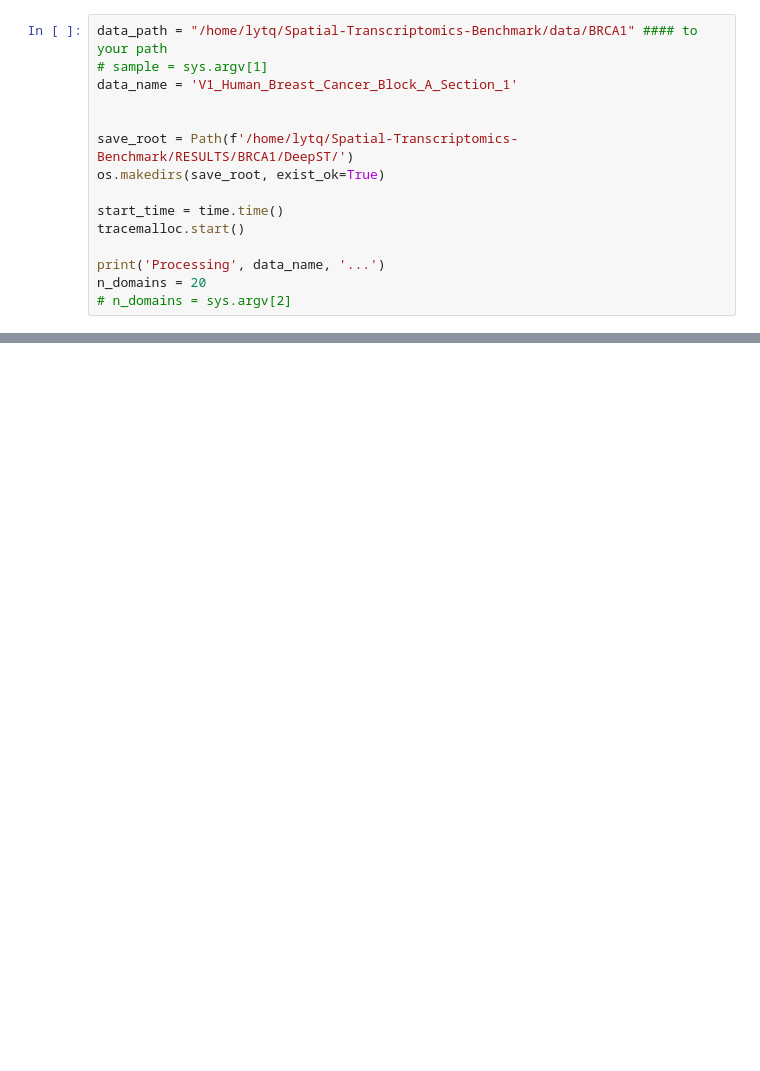
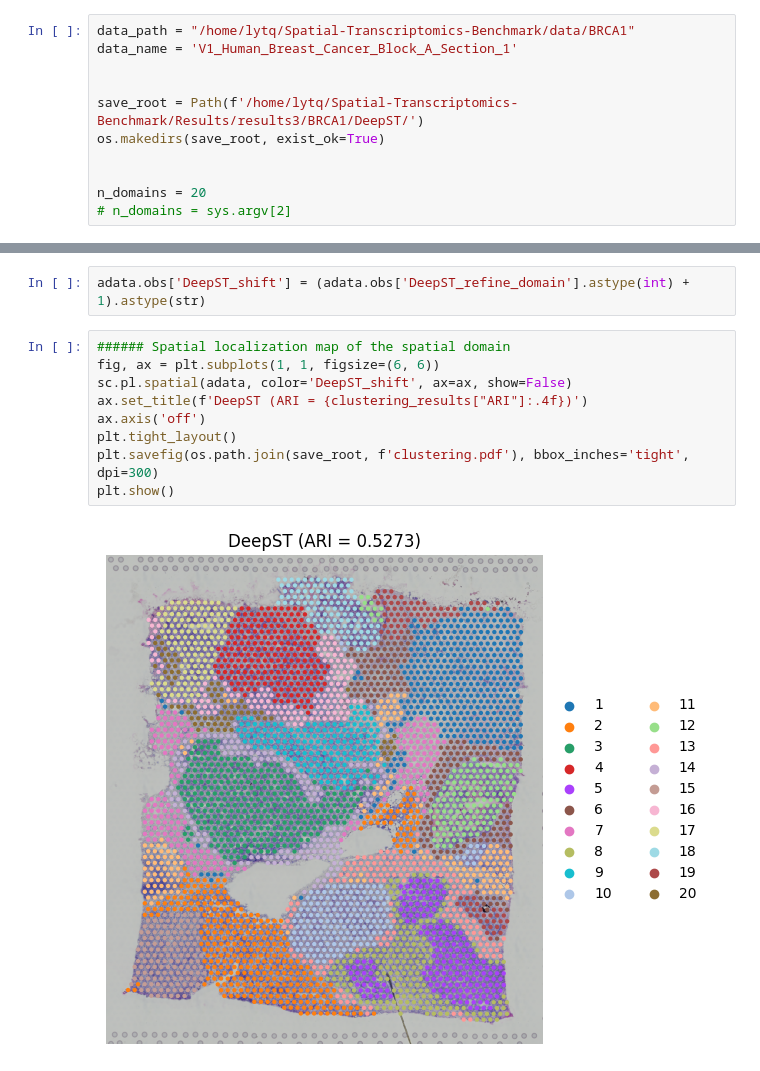
Before and after one commit to toan-ly/Spatial-Transcriptomics-Benchmark, a Jupyter notebook: DeepST/run_BRCA1.ipynb, the cells around one changed output, grey strips where cells are left out. Saved outputs shown, nothing was run; the diff lists cells and outputs as text; blank space fills up the shorter version.

Commit message:
update DeepST

```diff
--- a/DeepST/run_BRCA1.ipynb
+++ b/DeepST/run_BRCA1.ipynb
@@ -47,15 +19,11 @@ def evaluate_clustering(adata: sc.AnnData, df_meta, time_taken: float, memory_us
 # %%
-data_path = "/home/lytq/Spatial-Transcriptomics-Benchmark/data/BRCA1" #### to your path
-# sample = sys.argv[1]
+data_path = "/home/lytq/Spatial-Transcriptomics-Benchmark/data/BRCA1"
 data_name = 'V1_Human_Breast_Cancer_Block_A_Section_1'
 
 
-save_root = Path(f'/home/lytq/Spatial-Transcriptomics-Benchmark/RESULTS/BRCA1/DeepST/')
+save_root = Path(f'/home/lytq/Spatial-Transcriptomics-Benchmark/Results/results3/BRCA1/DeepST/')
 os.makedirs(save_root, exist_ok=True)
 
-start_time = time.time()
-tracemalloc.start()
 
-print('Processing', data_name, '...')
 n_domains = 20
 # n_domains = sys.argv[2]
@@ -80,0 +121,13 @@ AnnData object with n_obs × n_vars = 3798 × 36601
+# %%
+adata.obs['DeepST_shift'] = (adata.obs['DeepST_refine_domain'].astype(int) + 1).astype(str)
+# %%
+###### Spatial localization map of the spatial domain
+fig, ax = plt.subplots(1, 1, figsize=(6, 6))
+sc.pl.spatial(adata, color='DeepST_shift', ax=ax, show=False)
+ax.set_title(f'DeepST (ARI = {clustering_results["ARI"]:.4f})')
+ax.axis('off')
+plt.tight_layout()
+plt.savefig(os.path.join(save_root, f'clustering.pdf'), bbox_inches='tight', dpi=300)
+plt.show()
+# %% [output]
+[figure, added]
```
Also changed, not shown: parts of 13 cells of this notebook, 2 other files.
